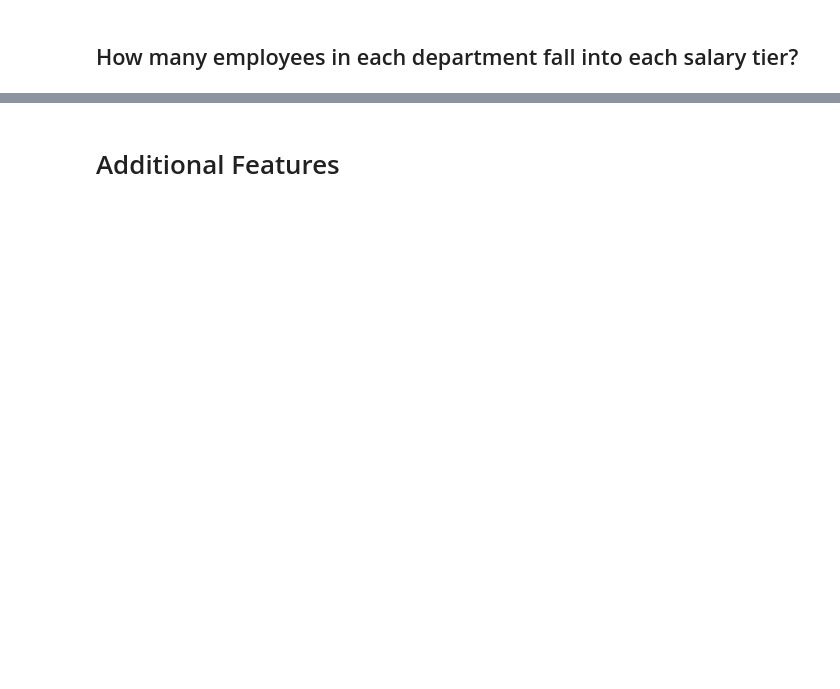
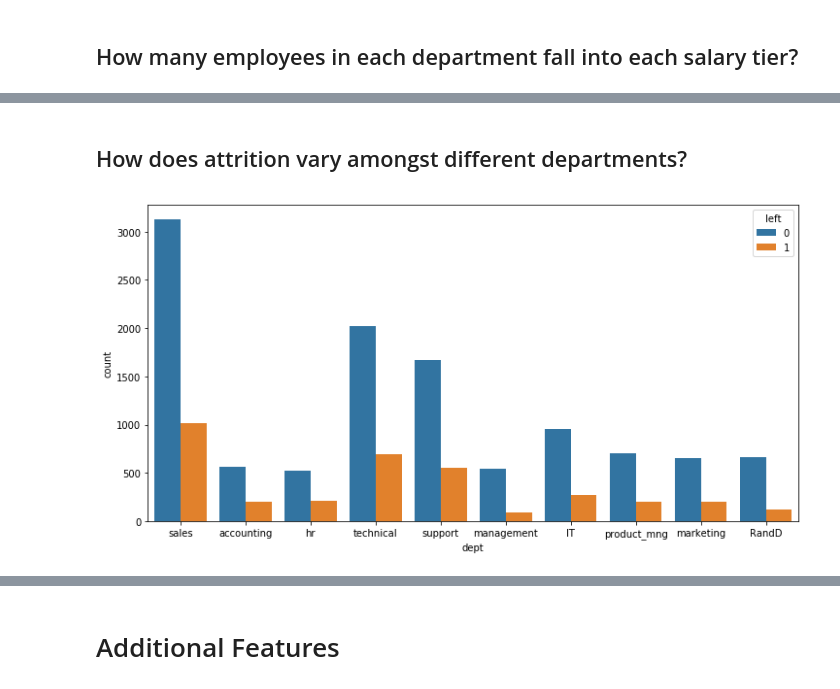
Before and after one commit to djrgit/coursework, a Jupyter notebook: thinkful/data_science/my_progress/unit_2_supervised_learning/Unit 2 - Lesson 1 - Challenge - Preparing a dataset for modeling.ipynb, the cells around one changed output, grey strips where cells are left out. Saved outputs shown, nothing was run; the diff lists cells and outputs as text; code cells hidden in the pictures; blank space fills up the shorter version.

```diff
--- a/thinkful/data_science/my_progress/unit_2_supervised_learning/Unit 2 - Lesson 1 - Challenge - Preparing a dataset for modeling.ipynb
+++ b/thinkful/data_science/my_progress/unit_2_supervised_learning/Unit 2 - Lesson 1 - Challenge - Preparing a dataset for modeling.ipynb
@@ -202,0 +225,8 @@ plt.show()
+# %% [markdown]
+## How does attrition vary amongst different departments?
+# %%
+fig, ax = plt.subplots(figsize=(12,6))
+sns.countplot(x='dept', hue='left', data=hr)
+plt.show()
+# %% [output]
+[figure, added]
```
Also changed, not shown: parts of 27 cells of this notebook.
